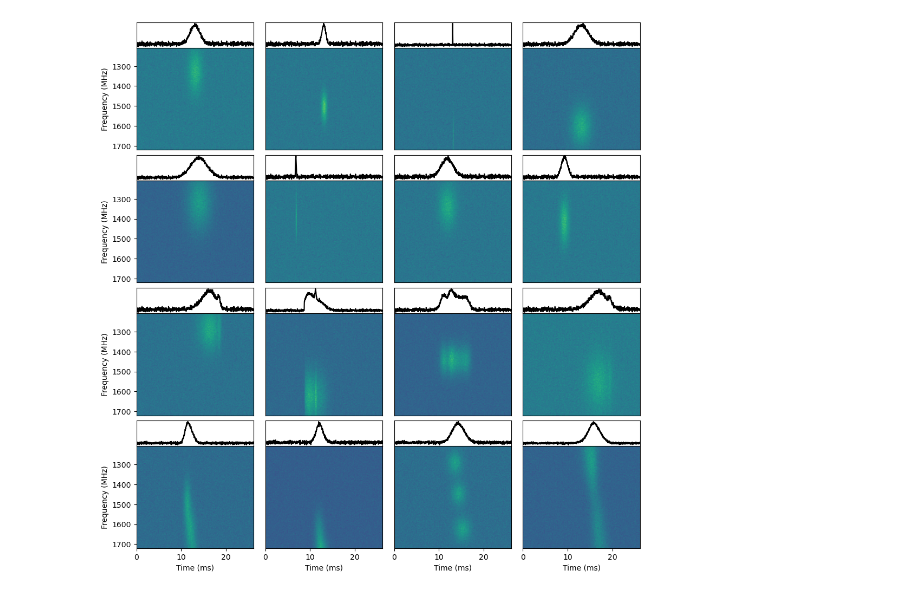
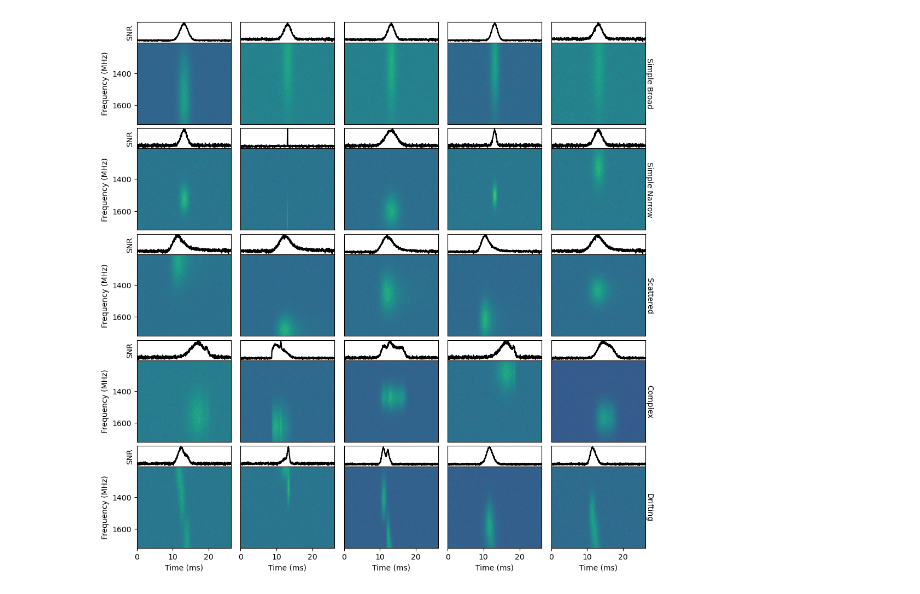
Before and after one commit to SRON-API-DataMagic/Rep_Learn_FRB, a Jupyter notebook: familyplot.ipynb, the cells around one changed output. Cells and saved outputs as stored; diff of their text form; code cells hidden in the pictures.

Commit message:
labels etc

```diff
--- a/familyplot.ipynb
+++ b/familyplot.ipynb
@@ -3,12 +89,22 @@ import os
 import numpy as np
 import matplotlib.pyplot as plt
 import matplotlib.gridspec as gridspec
+import pandas as pd
 
 # Function to load a burst from a given directory
-def load_burst_from_directory(directory):
+def load_burst_from_directory(directory, csv_file):
     # List all the numpy array files in the directory
     file_list = [f for f in os.listdir(directory) if f.endswith(".npy")]
     bursts = []
+
+    # Read the CSV file into a DataFrame
+    df = pd.read_csv(os.path.join(directory, csv_file))
+
+    # Sort by scattering time
+    top_bursts = df.sort_values(by="tau", ascending=False)
+
+    # Create a list of burst filenames in the format "frb_{burstnumber}.npy"
+    file_list = ["frb_" + str(burst_number) + ".npy" for burst_number in top_bursts.index]
 
     for file in file_list:
         # Load the dynamic spectra from the numpy array
@@ -20,63 +116,52 @@ def load_burst_from_directory(directory):
 
     return bursts
 
-# List of directories containing the saved data
-directories = ["simulated_simple_bursts_v2", "simulated_scattered_bursts_v3", "simulated_complex_bursts_v2", "simulated_drifting_bursts_v2"]
+# List of directories containing the saved data and their corresponding CSV files
+directories = ["simulated_simple_broad_bursts_v2", "simulated_simple_bursts_v2", "simulated_scattered_bursts_v2", "simulated_complex_bursts_v2", "simulated_drifting_bursts_v2"]
+csvs = ["simulated_simple_broad_bursts_v2.csv", "simulated_simple_bursts_v2.csv", "simulated_scattered_bursts_v2.csv", "simulated_complex_bursts_v2.csv", "simulated_drifting_bursts_v2.csv"]
+class_labels = ["Simple Broad", "Simple Narrow", "Scattered", "Complex", "Drifting"]
 
-fig, axs = plt.subplots(4, 4, figsize=(12, 12), sharex=True, sharey=True)
+fig, axs = plt.subplots(5, 5, figsize=(12, 12), sharex=True, sharey=True)
 fig.subplots_adjust(hspace=0.3, wspace=0.1)
 
-for i, directory in enumerate(directories):
-    bursts = load_burst_from_directory(directory)
-    for j in range(4):
+for i, (directory, csv_file, label) in enumerate(zip(directories, csvs, class_labels)):
+    bursts = load_burst_from_directory(directory, csv_file)
+    for j in range(5):
         if j < len(bursts):
             dynamic_spectra_w_pulse, lightcurve, _ = bursts[j]
             time_step = 0.0000256  # Default time step in seconds
             extent = [0, dynamic_spectra_w_pulse.shape[0] * time_step * 1000, 1208, 1720]
             ax = axs[i, j]
             ax2 = ax.inset_axes([0, 1, 1, 0.25])
             im = ax.imshow(dynamic_spectra_w_pulse.T, aspect="auto", cmap="viridis", extent=extent)
             ax.invert_yaxis()
 
             # Add x-axis labels only to the 4 bottom plots
-            if i == 3:
+            if i == 4:
                 ax.set_xlabel("Time (ms)")
                 ax.tick_params(axis='x', bottom=True, top=False)
             else:
                 ax.tick_params(axis='x', bottom=False, top=False, labelbottom=False)
 
             # Add y-axis labels only to the 4 leftmost plots
             if j == 0:
                 ax.set_ylabel("Frequency (MHz)")
                 ax.tick_params(axis='y', left=True, right=False)
-                # ax2.set_ylabel("SNR")
-                ax2.tick_params(top=False,
-               bottom=False,
-               left=False,
-               right=False,
-               labelleft=True,
-               labelbottom=False)
+                ax2.set_ylabel("SNR")
             else:
                 ax.tick_params(axis='y', left=False, right=False, labelleft=False)
-                ax2.tick_params(top=False,
-               bottom=False,
-               left=False,
-               right=False,
-               labelleft=False,
-               labelbottom=False)
+                ax2.tick_params(left=False, labelleft=False)
 
             # Create a new subgrid for the lightcurve above the dynamic spectrum
             ax2.plot(np.arange(dynamic_spectra_w_pulse.shape[0]) * time_step * 1000, lightcurve, 'k')
             ax2.set_xlim(0, dynamic_spectra_w_pulse.shape[0] * time_step * 1000)  # Adjust the x-axis limit
-            ax2.tick_params(top=False,
-               bottom=False,
-               left=False,
-               right=False,
-               labelleft=False,
-               labelbottom=False)
+            ax2.tick_params(top=False, bottom=False, left=False, right=False, labelleft=False, labelbottom=False)
+
         else:
             axs[i, j].axis('off')
+    # Add labels to the right of each row
+    axs[i, 4].text(1, 0.5, label, transform=axs[i, 4].transAxes, va='center', rotation=-90)
 
 plt.show()
 # %% [output]
-[figure, old version]
+[figure, new version]
```
Also changed, not shown: parts of 1 cell of this notebook.
